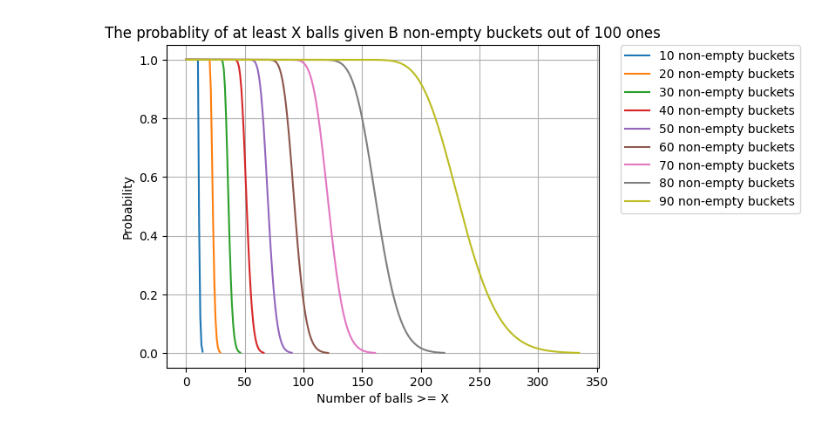
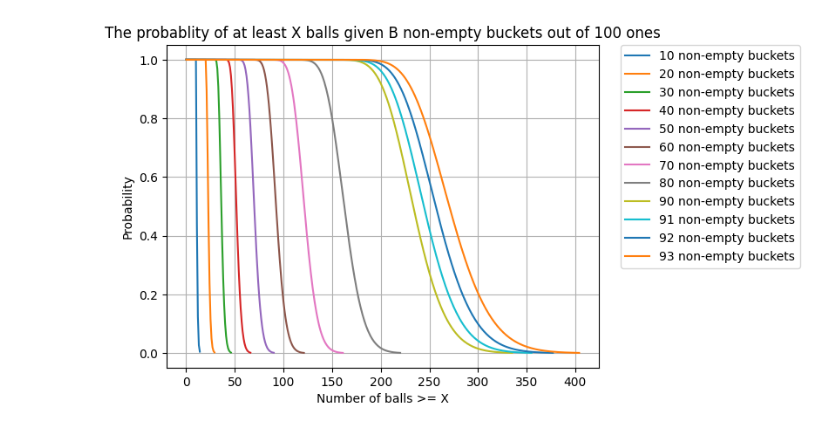
Before and after one commit to hczhu/code_recipes, a Jupyter notebook: py-notebook/N-balls-in-100-buckets.ipynb, the cells around one changed output. Saved outputs shown, nothing was run; the diff lists cells and outputs as text; code cells hidden in the pictures.

```diff
--- a/py-notebook/N-balls-in-100-buckets.ipynb
+++ b/py-notebook/N-balls-in-100-buckets.ipynb
@@ -1,5 +1,5 @@
 # %%
 # 100 buckets and at most N balls.
-N, B = 10000, 100
+N, B = 100_000, 100
 # %%
 import numpy as np
@@ -40,22 +59,21 @@ assert np.allclose(np.sum(probs, axis=1), 1)
 probs = np.cumsum(probs[:,::-1], axis=1)[:,::-1]
 assert probs.shape == (B+1, N+1)
 # %%
-import matplotlib.pyplot as plt
 # clear any plots
 plt.clf()
 plt.xlabel("Number of balls >= X")
 plt.ylabel("Probability")
 plt.title("The probablity of at least X balls given B non-empty buckets out of 100 ones")
 plt.grid(True)
 
 def plot_one(b):
     end_idx = max(10, np.where(probs[b, :] < 0.001)[0][0])
     plt.plot(probs[b, :end_idx], label=f"{b} non-empty buckets")
 
-for b in range(10, 100, 10):
+for b in (list(range(10, 100, 10)) + [91, 92, 93]):
     plot_one(b)
 
 plt.legend(bbox_to_anchor=(1.05, 1), loc='upper left', borderaxespad=0.)
 plt.show()
 # %% [output]
-[figure, old version]
+[figure, new version]
```
Also changed, not shown: parts of 1 cell of this notebook.
